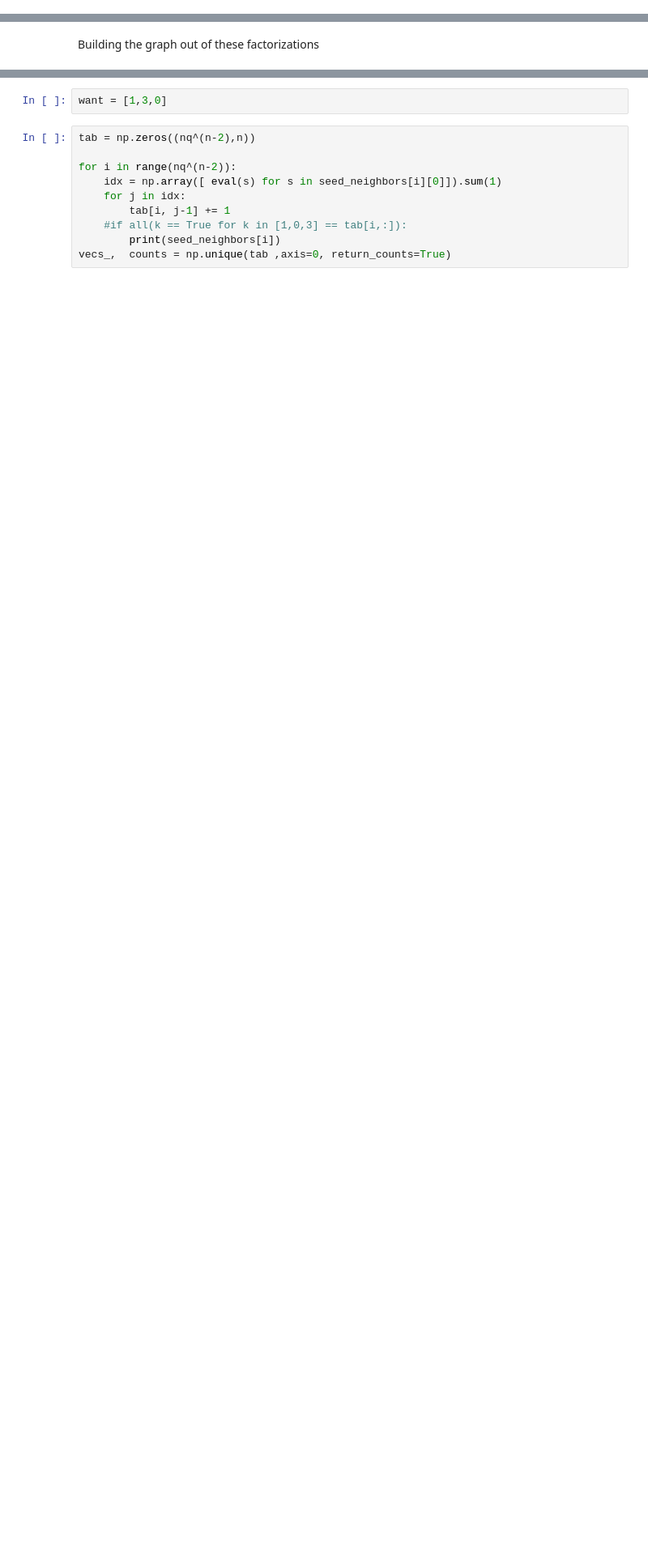
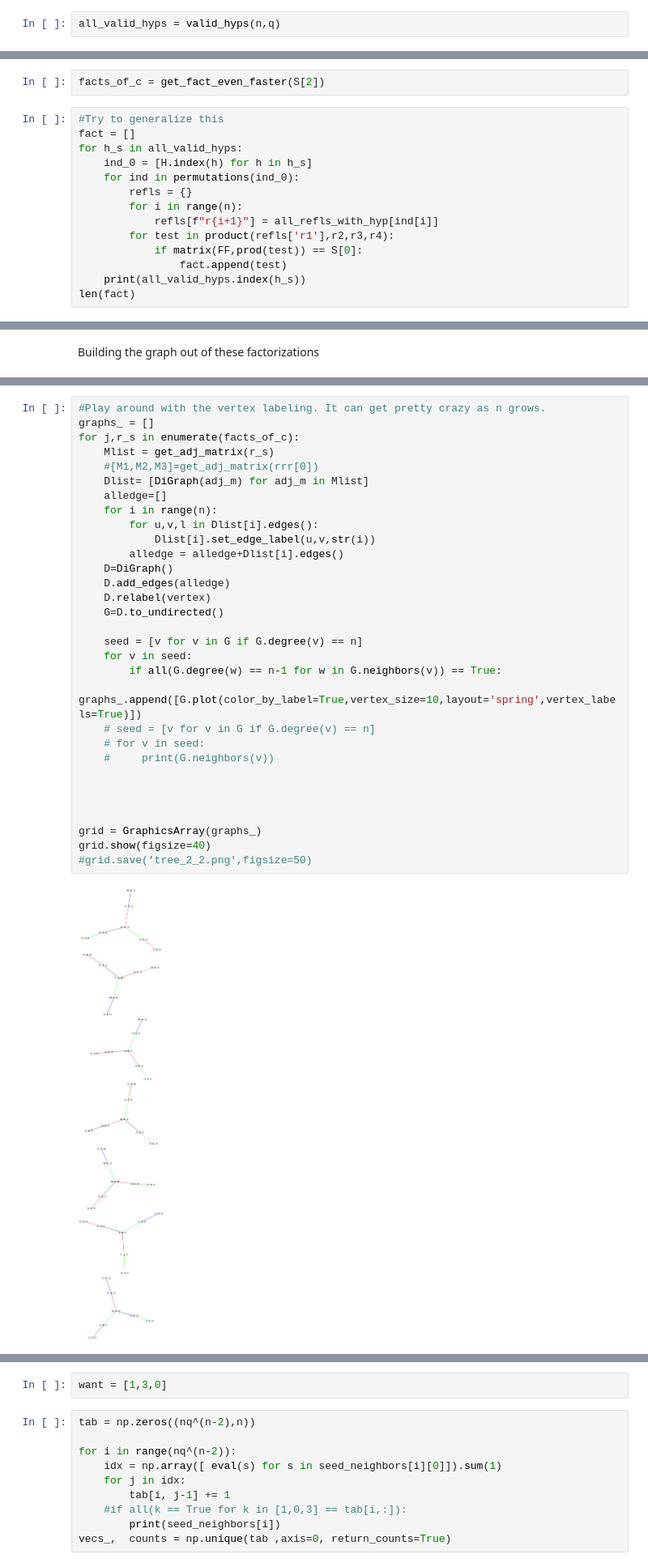
Before and after one commit to gyp2438/singer_trees, a Jupyter notebook: notebooks/Fact_Graph-2.ipynb, the cells around one changed output, grey strips where cells are left out. Shown at 81% size. Cells and saved outputs as stored; diff of their text form; blank space fills up the shorter version.

```diff
--- a/notebooks/Fact_Graph-2.ipynb
+++ b/notebooks/Fact_Graph-2.ipynb
@@ -158,0 +193,2 @@ NameError: name 'H' is not defined
+# %%
+all_valid_hyps = valid_hyps(n,q)
@@ -158,0 +253,16 @@ NameError: name 'H' is not defined
+# %%
+facts_of_c = get_fact_even_faster(S[2])
+# %%
+#Try to generalize this
+fact = []
+for h_s in all_valid_hyps:
+    ind_0 = [H.index(h) for h in h_s]
+    for ind in permutations(ind_0):
+        refls = {}
+        for i in range(n):
+            refls[f"r{i+1}"] = all_refls_with_hyp[ind[i]]
+        for test in product(refls['r1'],r2,r3,r4):
+            if matrix(FF,prod(test)) == S[0]:
+                fact.append(test)
+    print(all_valid_hyps.index(h_s))
+len(fact)
@@ -287,0 +421,33 @@ vertex[0]
+# %%
+#Play around with the vertex labeling. It can get pretty crazy as n grows.
+graphs_ = []
+for j,r_s in enumerate(facts_of_c):
+    Mlist = get_adj_matrix(r_s)
+    #[M1,M2,M3]=get_adj_matrix(rrr[0])
+    Dlist= [DiGraph(adj_m) for adj_m in Mlist]
+    alledge=[]
+    for i in range(n):
+        for u,v,l in Dlist[i].edges():
+            Dlist[i].set_edge_label(u,v,str(i))
+        alledge = alledge+Dlist[i].edges()
+    D=DiGraph()
+    D.add_edges(alledge)
+    D.relabel(vertex)
+    G=D.to_undirected()
+
+    seed = [v for v in G if G.degree(v) == n]
+    for v in seed:
+        if all(G.degree(w) == n-1 for w in G.neighbors(v)) == True:
+             graphs_.append([G.plot(color_by_label=True,vertex_size=10,layout='spring',vertex_labels=True)])
+    # seed = [v for v in G if G.degree(v) == n]
+    # for v in seed:
+    #     print(G.neighbors(v))
+
+
+
+
+grid = GraphicsArray(graphs_)
+grid.show(figsize=40)
+#grid.save('tree_2_2.png',figsize=50)
+# %% [output]
+[figure, added]
```
Also changed, not shown: parts of 29 cells of this notebook, 6 other files.
